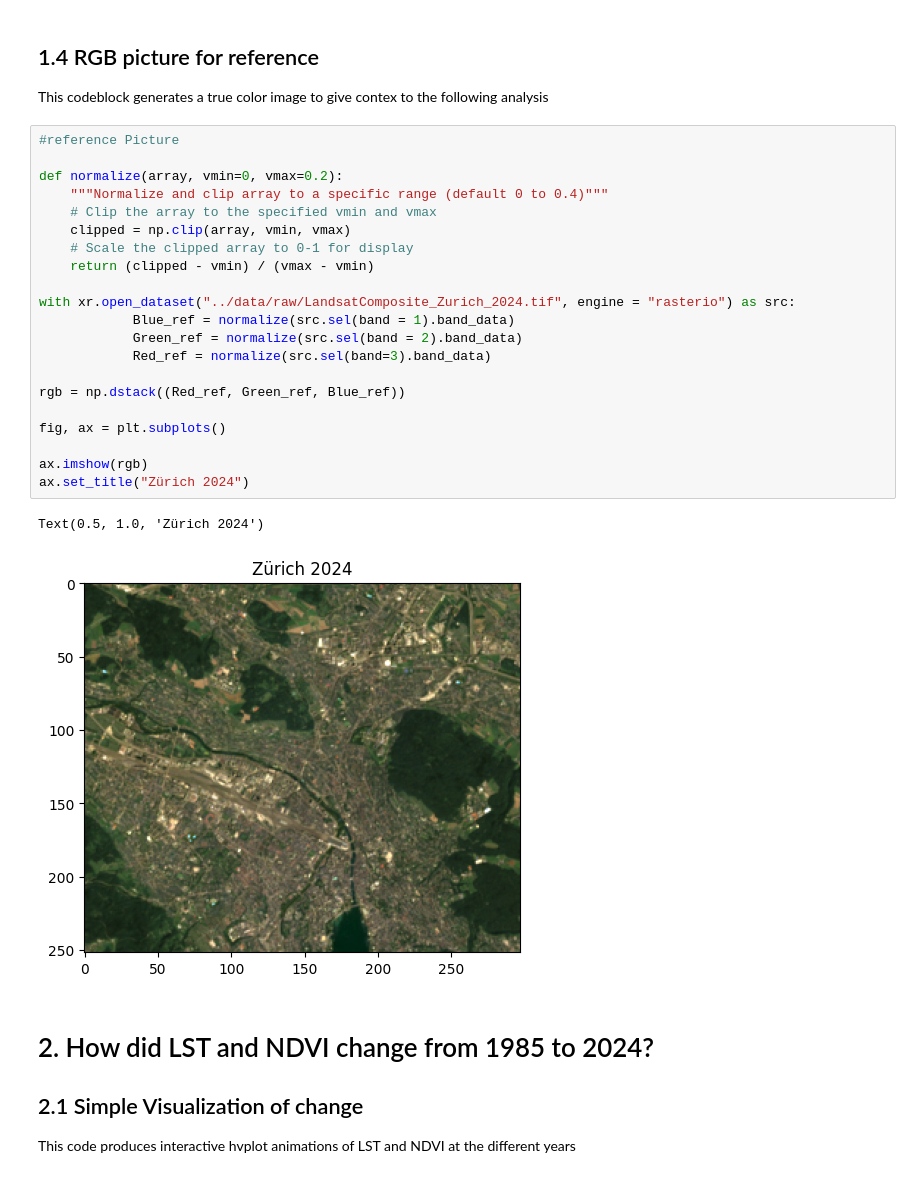
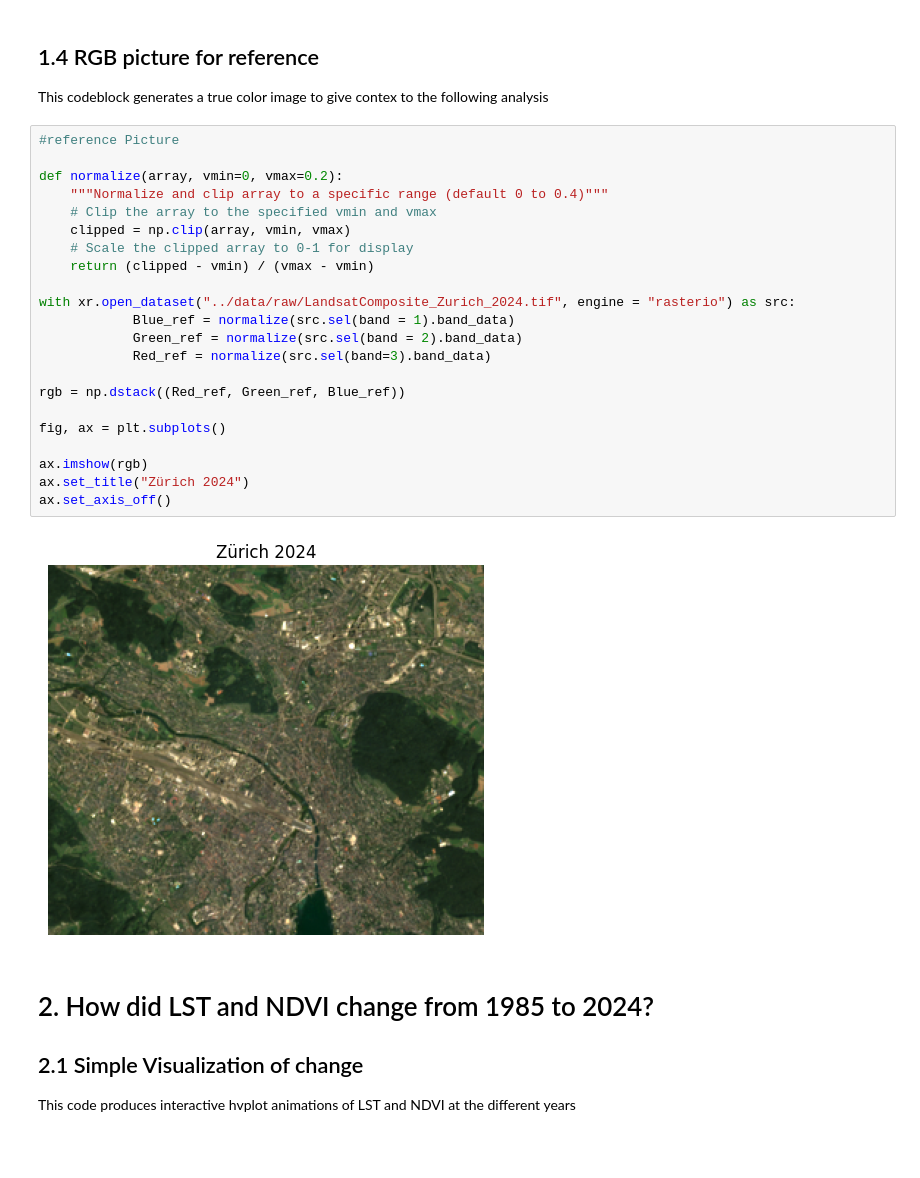
Before and after one commit to MinaKimBebi/Urban_Heat_Zurich_sds210_mbebi, a Jupyter notebook: notebooks/heattrends_in_Zurich.ipynb, the cells around one changed output. Cells and saved outputs as stored; diff of their text form; blank space fills up the shorter version.

```diff
--- a/notebooks/heattrends_in_Zurich.ipynb
+++ b/notebooks/heattrends_in_Zurich.ipynb
@@ -50,27 +51,27 @@ This codeblock generates a true color image to give contex to the following anal
 # %%
 #reference Picture
 
 def normalize(array, vmin=0, vmax=0.2):
     """Normalize and clip array to a specific range (default 0 to 0.4)"""
     # Clip the array to the specified vmin and vmax
     clipped = np.clip(array, vmin, vmax)
     # Scale the clipped array to 0-1 for display
     return (clipped - vmin) / (vmax - vmin)
 
 with xr.open_dataset("../data/raw/LandsatComposite_Zurich_2024.tif", engine = "rasterio") as src:
             Blue_ref = normalize(src.sel(band = 1).band_data)
             Green_ref = normalize(src.sel(band = 2).band_data)
             Red_ref = normalize(src.sel(band=3).band_data)
 
 rgb = np.dstack((Red_ref, Green_ref, Blue_ref))
 
 fig, ax = plt.subplots()
 
 ax.imshow(rgb)
 ax.set_title("Zürich 2024")
+ax.set_axis_off()
 # %% [output]
-Text(0.5, 1.0, 'Zürich 2024')
-[figure, old version]
+[figure, new version]
 # %% [markdown]
 # 2. How did LST and NDVI change from 1985 to 2024?
 ## 2.1 Simple Visualization of change
```
Also changed, not shown: parts of 14 cells of this notebook.
